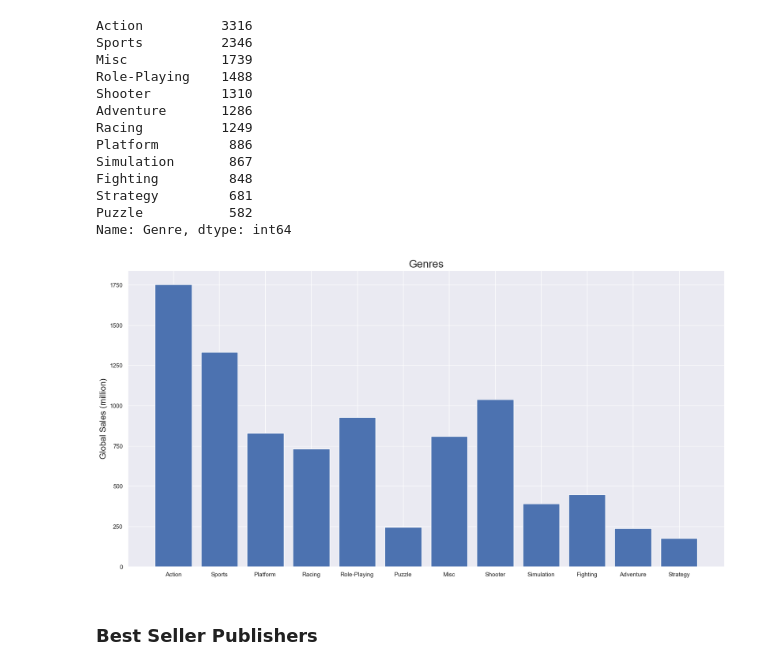
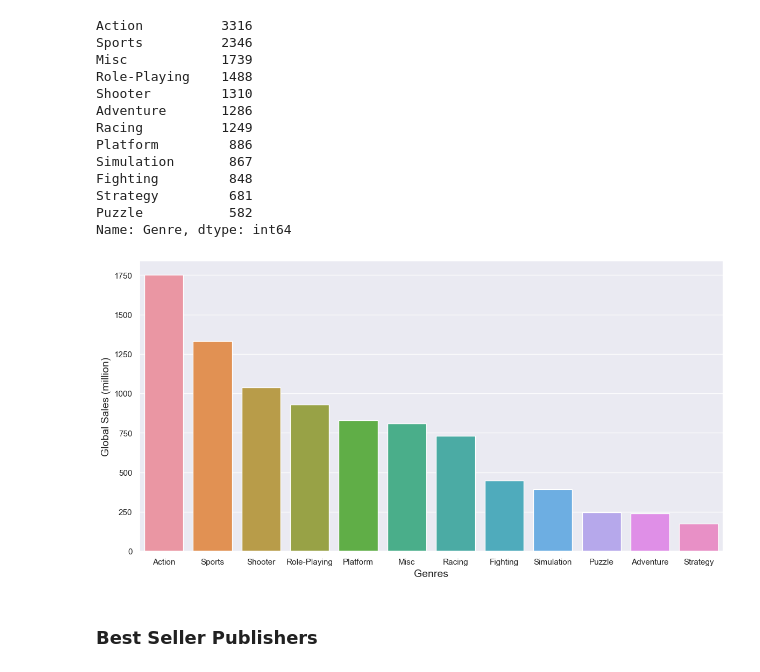
Before and after one commit to AmirHajimohamadi/MyNotebooks, a Jupyter notebook: videogames_data_analysis.ipynb, the cells around one changed output. Saved outputs shown, nothing was run; the diff lists cells and outputs as text; code cells hidden in the pictures.

```diff
--- a/videogames_data_analysis.ipynb
+++ b/videogames_data_analysis.ipynb
@@ -109,18 +91,13 @@ bar_data = [sum(action['Global_Sales']),sum(sports['Global_Sales']), sum(platfor
-# %%
-objects = ('Action', 'Sports', 'Platform', 'Racing', 'Role-Playing', 'Puzzle',
-       'Misc', 'Shooter', 'Simulation', 'Fighting', 'Adventure',
-       'Strategy')
-y_pos = np.arange(len(objects))
-performance = bar_data
-sns.set()
-
-plt.figure(figsize=(20,10))
-plt.bar(objects, performance, align='center')
-# plt.yticks(y_pos, objects)
-plt.ylabel('Global Sales (million)', fontsize = 16)
-plt.title('Genres', fontsize = 20)
-plt.show()
-# %% [output]
-[figure, removed]
+# %%
+genre_group = df.groupby('Genre')
+global_sales_per_genre = genre_group['Global_Sales'].sum().sort_values(ascending=False).reset_index()
+# %%
+plt.figure(figsize=(14,7))
+sns.barplot(data = global_sales_per_genre, x='Genre', y='Global_Sales')
+plt.ylabel('Global Sales (million)', fontsize = 14)
+plt.xlabel('Genres', fontsize = 14)
+plt.show()
+# %% [output]
+[figure, added]
 # %% [markdown]
 ### Best Seller Publishers
```
Also changed, not shown: parts of 14 cells of this notebook.
